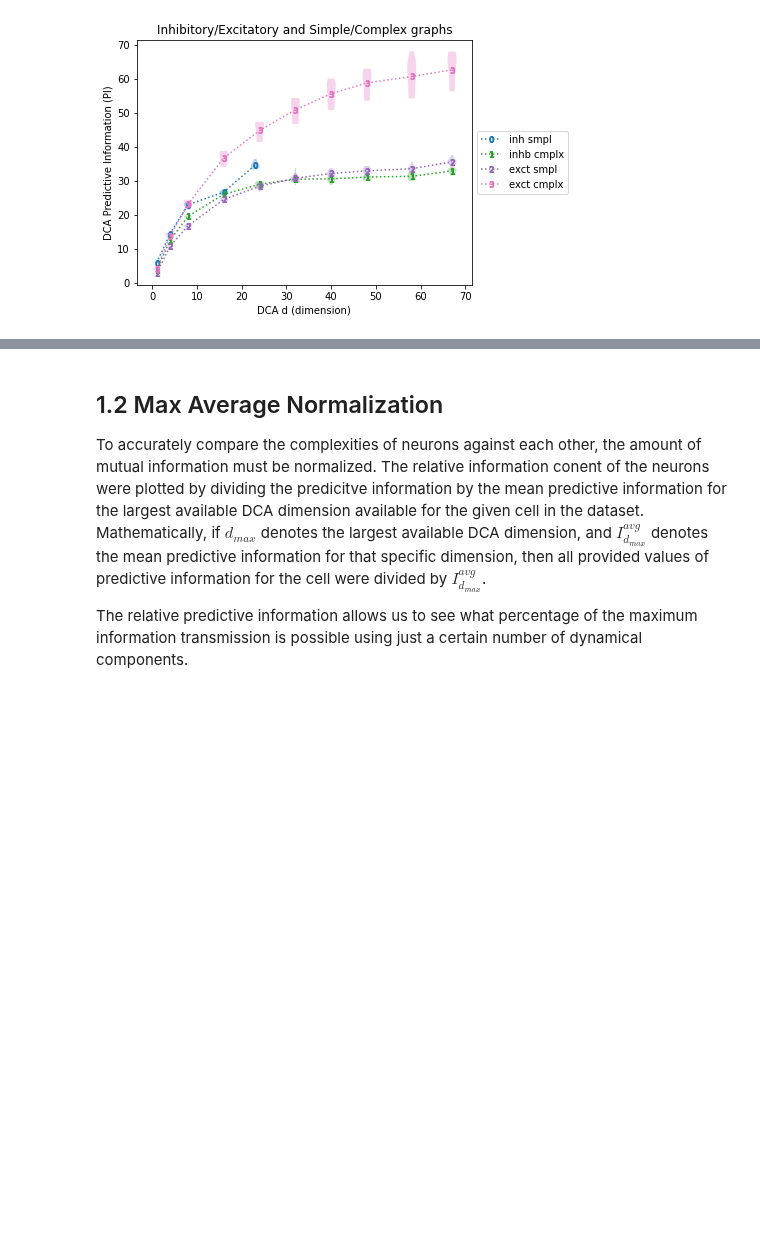
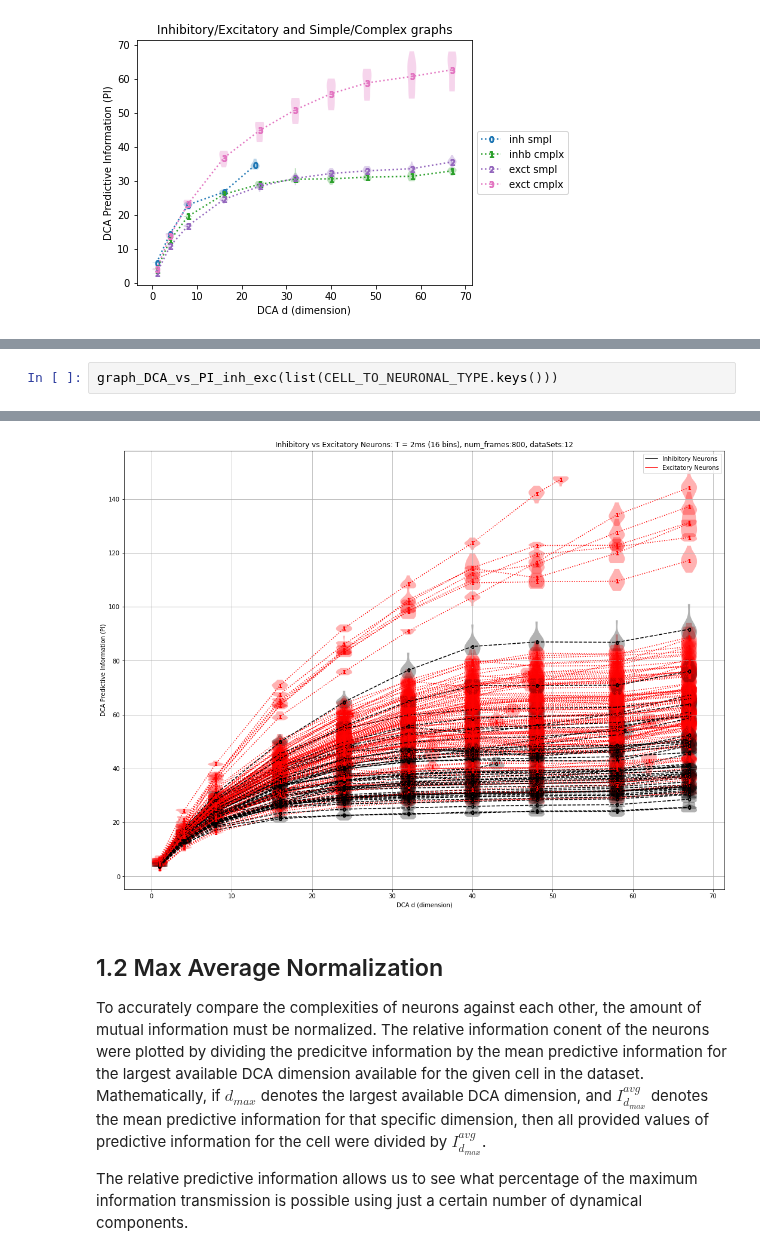
Before and after one commit to sushanthkumar2004/single-neuron-complexity, a Jupyter notebook: DCA_Graphs_and_Analysis.ipynb, the cells around one changed output, grey strips where cells are left out. Saved outputs shown, nothing was run; the diff lists cells and outputs as text; blank space fills up the shorter version.

```diff
--- a/DCA_Graphs_and_Analysis.ipynb
+++ b/DCA_Graphs_and_Analysis.ipynb
@@ -163,0 +231,3 @@ DCA_vs_PI_signal_type.show()
+# %%
+graph_DCA_vs_PI_inh_exc(list(CELL_TO_NEURONAL_TYPE.keys()))
+# %% [output]
@@ -164,3 +235,4 @@ DCA_vs_PI_signal_type.show()
+[figure, added]
 # %% [markdown]
 ## 1.2 Max Average Normalization
 
```
Also changed, not shown: parts of 10 cells of this notebook.
